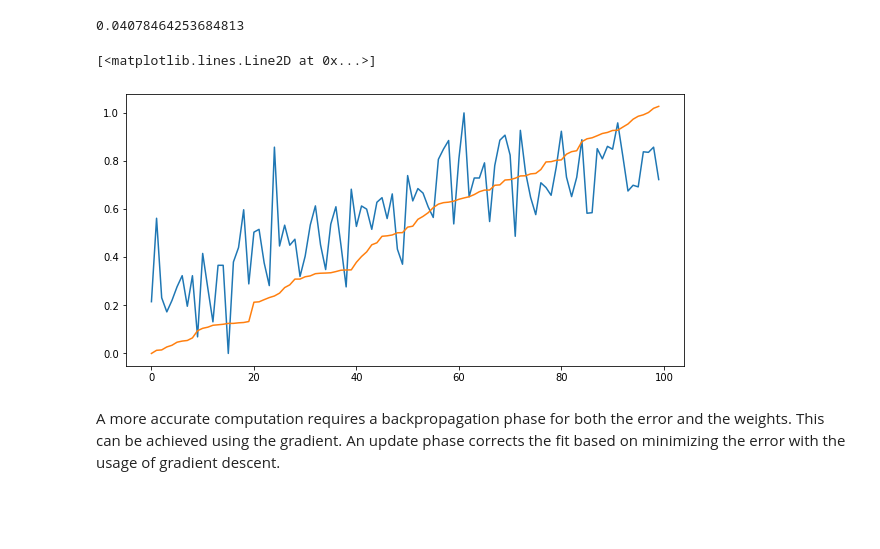
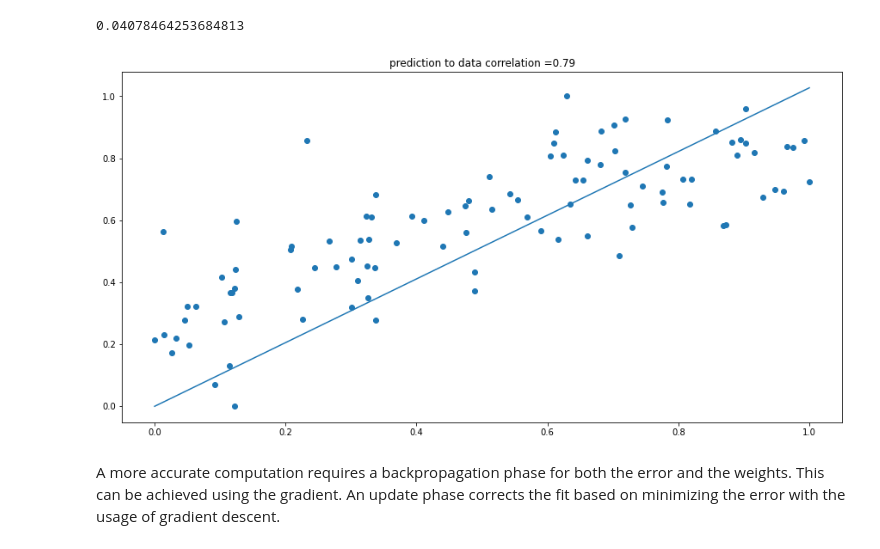
Before and after one commit to AndreiMoraru123/Optimization, a Jupyter notebook: LinearRegression.ipynb, the cells around one changed output. Cells and saved outputs as stored; diff of their text form; code cells hidden in the pictures; blank space fills up the shorter version.

```diff
--- a/LinearRegression.ipynb
+++ b/LinearRegression.ipynb
@@ -62,13 +62,14 @@ y_pred = X_train @ theta
 loss_fun(y_train, y_pred)
 # %% [output]
 0.04078464253684813
-# %%
-plt.figure(figsize = (10,5))
-plt.plot(y_train)
-plt.plot(y_pred)
-# %% [output]
-[<matplotlib.lines.Line2D at 0x...>]
-[figure, removed]
+# %%
+plt.figure(figsize = (15,7.5))
+plt.scatter(X_train,y_train)
+plt.plot(X_train,y_pred)
+plt.title(f'prediction to data correlation ={np.corrcoef(y_train.T, y_pred.T)[0, 1]:.2f}')
+plt.show()
+# %% [output]
+[figure, added]
 # %% [markdown]
 A more accurate computation requires a backpropagation phase for both the error and the weights. This can be achieved using the gradient. An update phase corrects the fit based on minimizing the error with the usage of gradient descent.
 # %%
```
Also changed, not shown: parts of 4 cells of this notebook.
